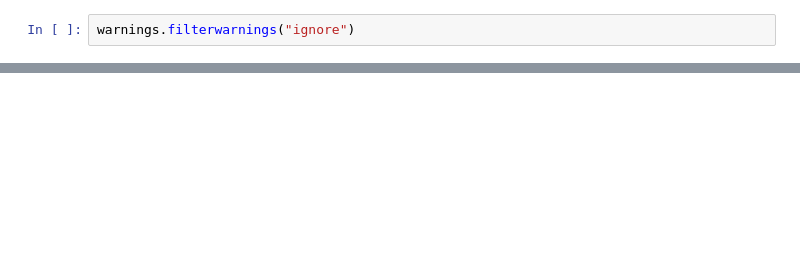
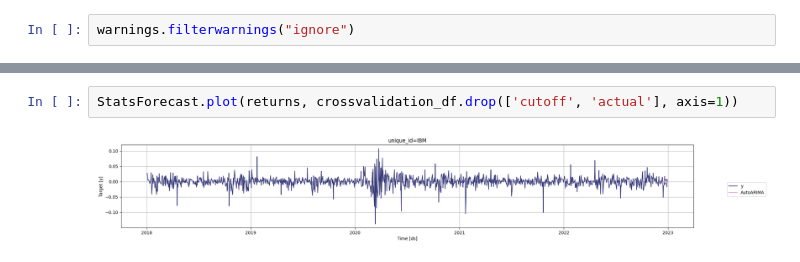
Before and after one commit to marcosherediapimienta/GenerativeAI_TimeSeries, a Jupyter notebook: Test_2.ipynb, the cells around one changed output, grey strips where cells are left out. Drawn from its saved outputs; the diff is of its cells as text; blank space fills up the shorter version.

```diff
--- a/Test_2.ipynb
+++ b/Test_2.ipynb
@@ -141,0 +113,4 @@ AutoTheta: 10.86%
+# %%
+StatsForecast.plot(returns, crossvalidation_df.drop(['cutoff', 'actual'], axis=1))
+# %% [output]
+[figure, added]
```
Also changed, not shown: parts of 17 cells of this notebook, 1 other file.
